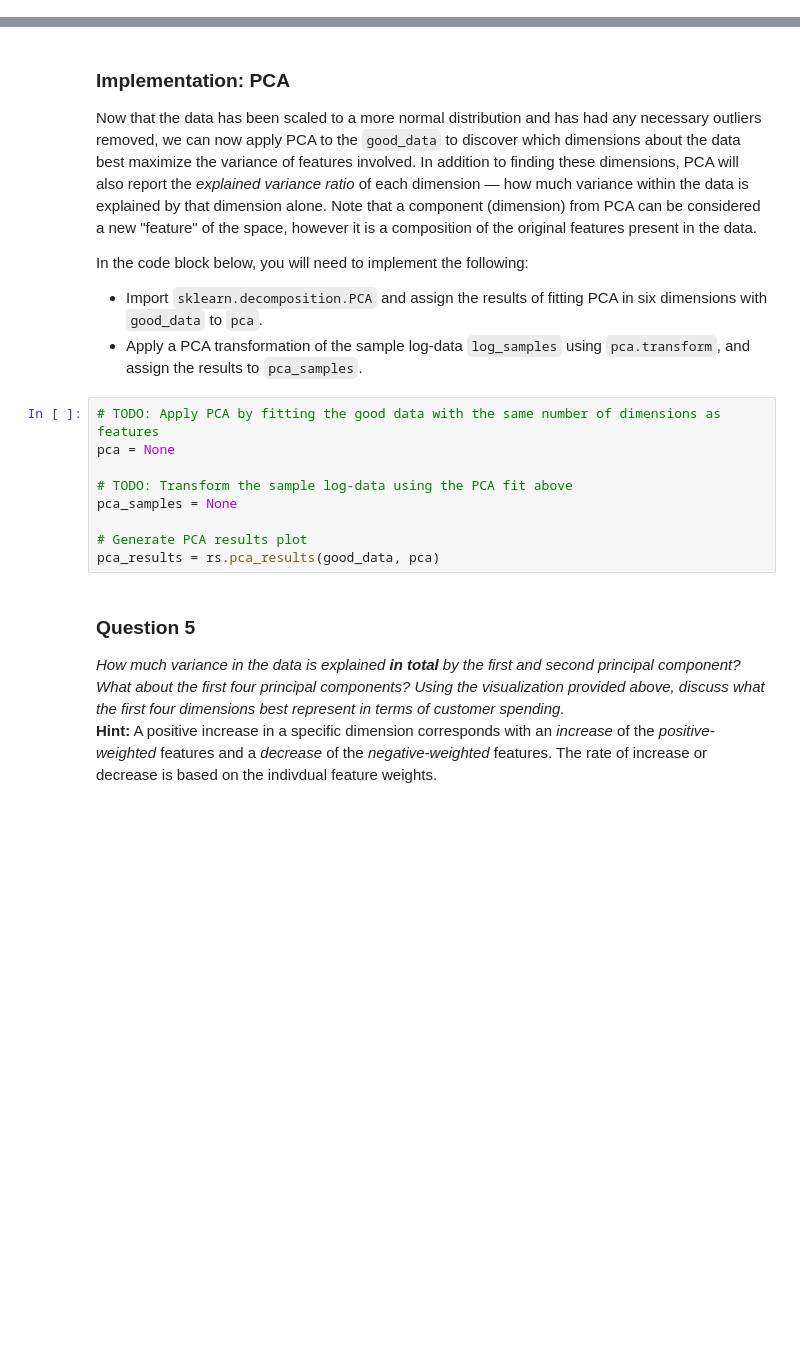
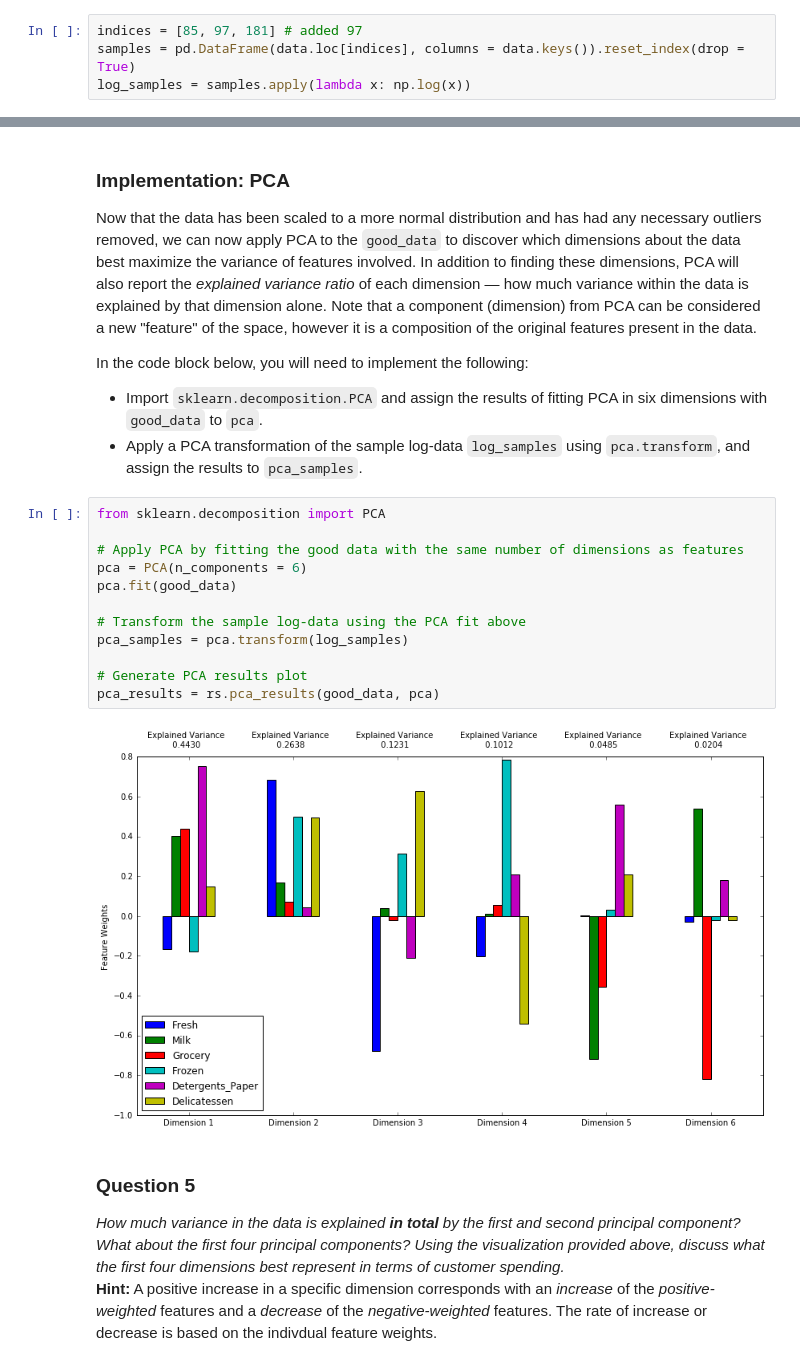
Before and after one commit to allanbreyes/udacity, a Jupyter notebook: customer_segments.ipynb, the cells around one changed output, grey strips where cells are left out. Saved outputs shown, nothing was run; the diff lists cells and outputs as text; blank space fills up the shorter version.

```diff
--- a/customer_segments.ipynb
+++ b/customer_segments.ipynb
@@ -203,3 +289,7 @@ good_data = log_data.drop(log_data.index[outliers]).reset_index(drop = True)
+# %%
+indices = [85, 97, 181] # added 97
+samples = pd.DataFrame(data.loc[indices], columns = data.keys()).reset_index(drop = True)
+log_samples = samples.apply(lambda x: np.log(x))
 # %% [markdown]
 ## Feature Transformation
 In this section you will use principal component analysis (PCA) to draw conclusions about the underlying structure of the wholesale customer data. Since using PCA on a dataset calculates the dimensions which best maximize variance, we will find which compound combinations of features best describe customers.
@@ -212,14 +302,19 @@ In the code block below, you will need to implement the following:
  - Import `sklearn.decomposition.PCA` and assign the results of fitting PCA in six dimensions with `good_data` to `pca`.
  - Apply a PCA transformation of the sample log-data `log_samples` using `pca.transform`, and assign the results to `pca_samples`.
 # %%
-# TODO: Apply PCA by fitting the good data with the same number of dimensions as features
-pca = None
+from sklearn.decomposition import PCA
 
-# TODO: Transform the sample log-data using the PCA fit above
-pca_samples = None
+# Apply PCA by fitting the good data with the same number of dimensions as features
+pca = PCA(n_components = 6)
+pca.fit(good_data)
+
+# Transform the sample log-data using the PCA fit above
+pca_samples = pca.transform(log_samples)
 
 # Generate PCA results plot
 pca_results = rs.pca_results(good_data, pca)
+# %% [output]
+[figure, added]
 # %% [markdown]
 ### Question 5
 *How much variance in the data is explained* ***in total*** *by the first and second principal component? What about the first four principal components? Using the visualization provided above, discuss what the first four dimensions best represent in terms of customer spending.*
```
Also changed, not shown: parts of 10 cells of this notebook.
